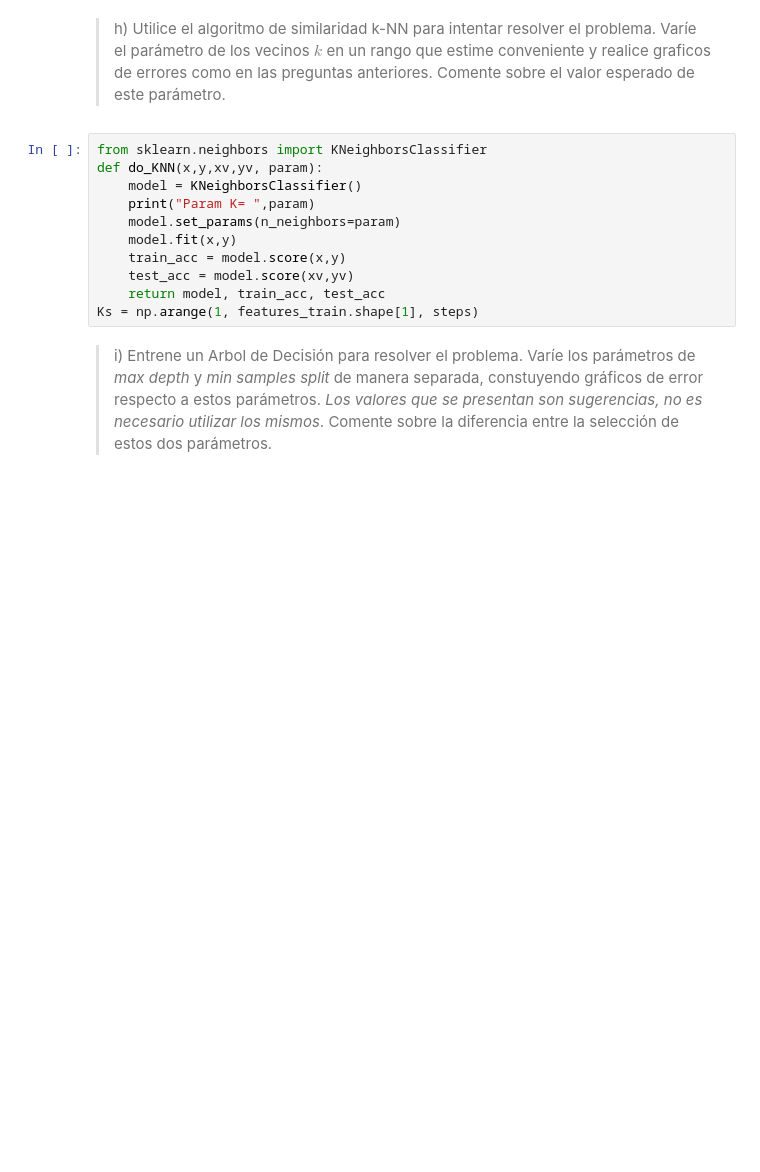
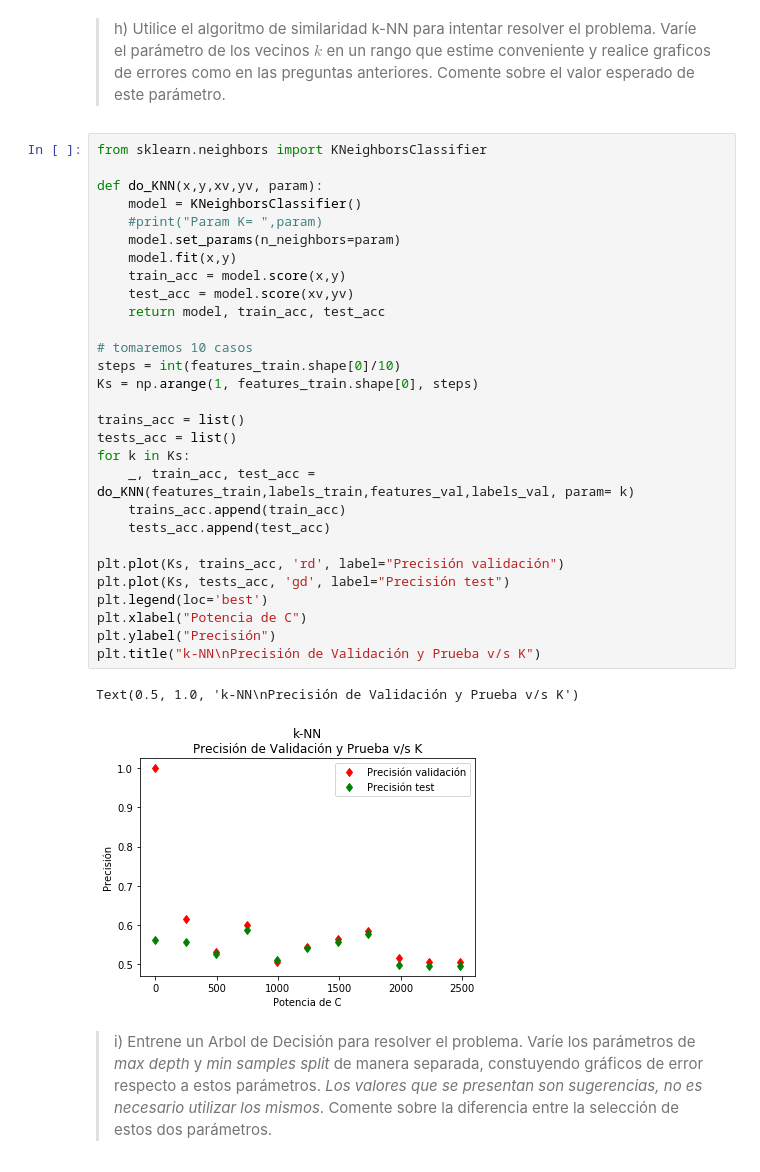
Before and after one commit to godinezseba/Tarea-2-MachineLearning, a Jupyter notebook: Sección 1/Sección 1.ipynb, the cells around one changed output. Saved outputs shown, nothing was run; the diff lists cells and outputs as text; blank space fills up the shorter version.

```diff
--- a/Sección 1/Sección 1.ipynb
+++ b/Sección 1/Sección 1.ipynb
@@ -223,15 +260,36 @@ Cs = [10**i for i in np.arange(-4,4)]
 > h) Utilice el algoritmo de similaridad k-NN para intentar resolver el problema. Varíe el parámetro de los vecinos $k$ en un rango que estime conveniente y realice graficos de errores como en las preguntas anteriores. Comente sobre el valor esperado de este parámetro.
 # %%
 from sklearn.neighbors import KNeighborsClassifier
+
 def do_KNN(x,y,xv,yv, param):
     model = KNeighborsClassifier()
-    print("Param K= ",param)
+    #print("Param K= ",param)
     model.set_params(n_neighbors=param)
     model.fit(x,y)
     train_acc = model.score(x,y)
     test_acc = model.score(xv,yv)
     return model, train_acc, test_acc
-Ks = np.arange(1, features_train.shape[1], steps)
+
+# tomaremos 10 casos
+steps = int(features_train.shape[0]/10)
+Ks = np.arange(1, features_train.shape[0], steps)
+
+trains_acc = list()
+tests_acc = list()
+for k in Ks:
+    _, train_acc, test_acc = do_KNN(features_train,labels_train,features_val,labels_val, param= k)
+    trains_acc.append(train_acc)
+    tests_acc.append(test_acc)
+
+plt.plot(Ks, trains_acc, 'rd', label="Precisión validación")
+plt.plot(Ks, tests_acc, 'gd', label="Precisión test")
+plt.legend(loc='best')
+plt.xlabel("Potencia de C")
+plt.ylabel("Precisión")
+plt.title("k-NN\nPrecisión de Validación y Prueba v/s K")
+# %% [output]
+Text(0.5, 1.0, 'k-NN\nPrecisión de Validación y Prueba v/s K')
+[figure, added]
 # %% [markdown]
 > i) Entrene un Arbol de Decisión para resolver el problema. Varíe los parámetros de *max depth* y *min samples split* de manera separada, constuyendo gráficos de error respecto a estos parámetros. *Los valores que se presentan son sugerencias, no es necesario utilizar los mismos*. Comente sobre la diferencia entre la selección de estos dos parámetros.
 # %%
```
Also changed, not shown: parts of 4 cells of this notebook.
